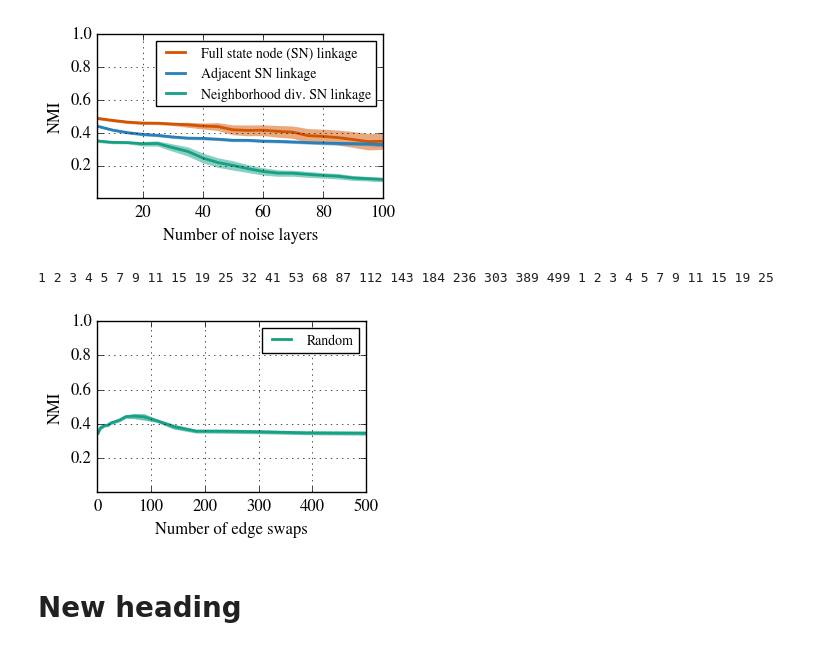
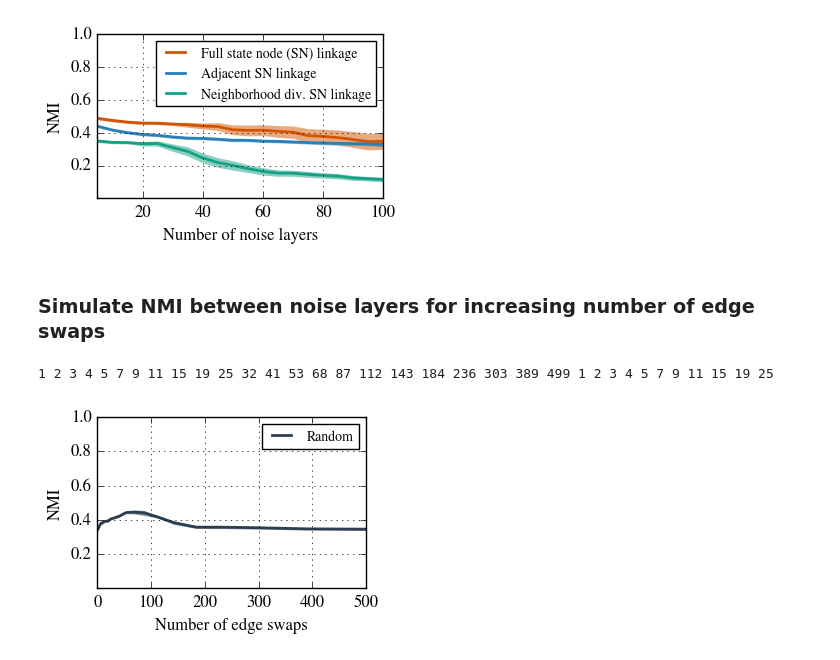
Before and after one commit to ulfaslak/recurrent_communities, a Jupyter notebook: Playspace.ipynb, the cells around one changed output. Drawn from its saved outputs; the diff is of its cells as text; code cells hidden in the pictures.

```diff
--- a/Playspace.ipynb
+++ b/Playspace.ipynb
@@ -677,6 +681,8 @@ plt.savefig("figures/NMI_vs_N_noise.pdf")
 plt.show()
 # %% [output]
 [figure]
+# %% [markdown]
+### Simulate NMI between noise layers for increasing number of edge swaps
 # %%
 N_signal, N_noise = 1, 10
 
@@ -740,21 +731,19 @@ for _ in range(100):
 # %%
 plt.figure(None, frameon=False)
 
-confidence_intervals(X, Ynn, c="#16a085", label="Random")
+confidence_intervals(X, Ynn, c="#2c3e50", label="Random")
 
 plt.xticks(fontsize=12)
 plt.yticks([0.2, 0.4, 0.6, 0.8, 1.0], fontsize=12)
 
 plt.xlabel("Number of edge swaps", fontsize=12)
 plt.ylabel("NMI", fontsize=12)
 
 plt.ylim(0.0, 1.0)
 #plt.xlim(5.0, 100)
 plt.grid()
 plt.legend()
 #plt.savefig()
 plt.show()
 # %% [output]
-[figure, old version]
+[figure, new version]
-# %% [markdown]
-# New heading
```
Also changed, not shown: parts of 14 cells of this notebook.
